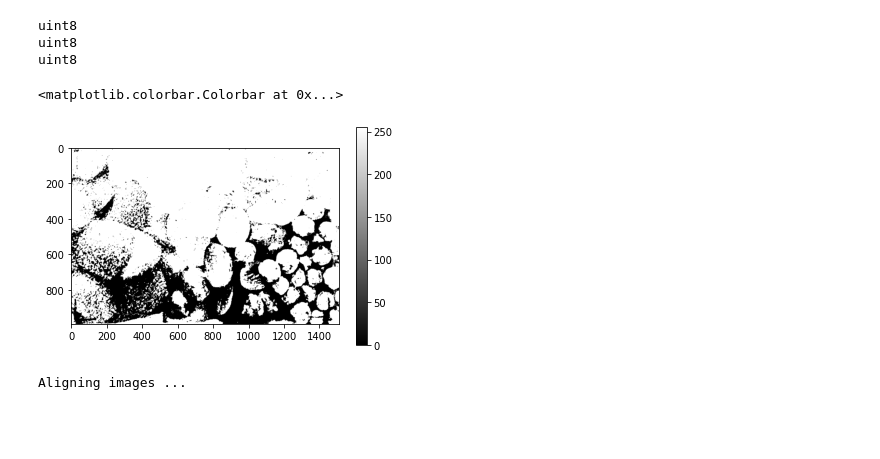
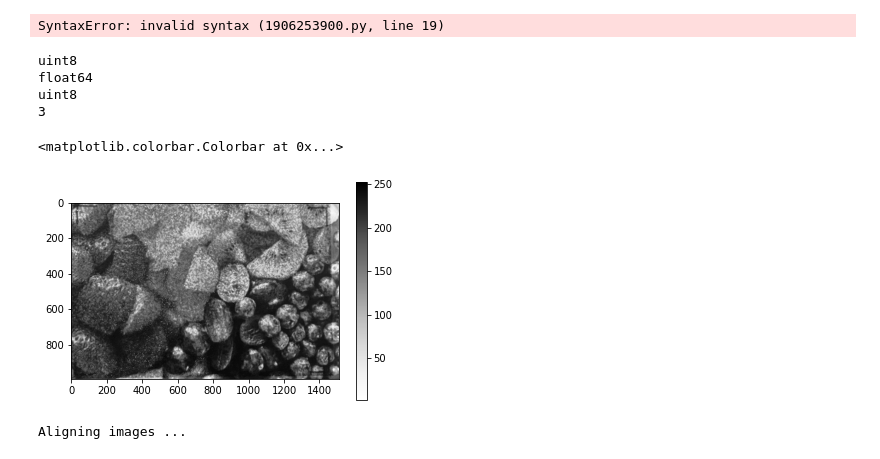
Before and after one commit to Leviticoos/Digichrome, a Jupyter notebook: ORB Matching.ipynb, the cells around one changed output. Cells and saved outputs as stored; diff of their text form; code cells hidden in the pictures; blank space fills up the shorter version.

```diff
--- a/ORB Matching.ipynb
+++ b/ORB Matching.ipynb
@@ -11,16 +13,27 @@ from skimage.registration import optical_flow_tvl1, optical_flow_ilk
 from skimage.io import imread
 from skimage.transform import rotate, resize
 # %%
-#Code from https://learnopencv.com/image-alignment-feature-based-using-opencv-c-python/
+#This function alignes two images based on ORB detected simularities.
+#Code from https://learnopencv.com/image-alignment-feature-based-using-opencv-c-python/ and slightly modified
 
-MAX_FEATURES = 500
+MAX_FEATURES = 1000
 GOOD_MATCH_PERCENT = 0.15
 
 def alignImages(im1, im2):
 
     # Convert images to grayscale
-    im1Gray = im1
-    im2Gray = cv2.cvtColor(im2, cv2.COLOR_BGR2GRAY)
+    if im1.ndim > 2:
+        im1Gray = cv2.cvtColor(im1, cv2.COLOR_BGR2GRAY)
+    else:
+        im1Gray = im1
+    if im2.ndim > 2:
+        im2Gray = cv2.cvtColor(im2, cv2.COLOR_BGR2GRAY)
+    else:
+        im2Gray = im2
+
+    if im1Gray = none || im2Gray = none:
+        print(One of the images was not initalized)
+        return "Error"
 
     # Detect ORB features and compute descriptors.
     orb = cv2.ORB_create(MAX_FEATURES)
@@ -57,36 +70,45 @@ def alignImages(im1, im2):
     height, width, channels = im2.shape
     im1Reg = cv2.warpPerspective(im1, h, (width, height))
     return im1Reg, im2, h
+# %% [output]
+SyntaxError: invalid syntax (1906253900.py, line 19)
 # %%
 # Open the image files.
 imReference = imread('Filters-Round-1/RGB_0.1mm_1a.tif')
 film_img = imread('Fruit-Bowl/RGB_0.1mm_1a.jpg')
 
-#process to right size and var type
+#crop the middle of film_img?
+mask = np.zeros((len(film_img[:,0]), len(film_img[0,:]),3), dtype=int).astype('uint8') + 255
+film_img = film_img * mask / 255
+film_img = film_img
+
+#process Film shot to right size and var type
 imReference = (imReference / 255).astype('uint8')
 rot_film_img = rotate(film_img, 90, mode='wrap')
 crop_film_img = rot_film_img[1580:2575,590:2100,:]
 crop_film_img = (crop_film_img * 255).astype('uint8')
 
 #Process the images to be better orb'd
 imReference = (imReference>200).astype('uint8')
 
 crop_film_img = cv2.cvtColor(crop_film_img, cv2.COLOR_BGR2GRAY)
-crop_film_img = crop_film_img
 
+#check datatypes TODO remove when working
 print(imReference.dtype)
 print(film_img.dtype)
 print(crop_film_img.dtype)
+print(imReference.ndim)
 
+#prepare to send images to alignment function and last checks
 im = crop_film_img
-x, im = cv2.threshold(im,40,255,cv2.THRESH_BINARY)
 im = im.astype('uint8')
-plt.imshow(im, cmap="gray")
+plt.imshow(crop_film_img, cmap="Greys")
 plt.colorbar()
 # %% [output]
 uint8
+float64
 uint8
-uint8
+3
 <matplotlib.colorbar.Colorbar at 0x...>
-[figure, old version]
+[figure, new version]
 # %%
```
Also changed, not shown: parts of 7 cells of this notebook.
